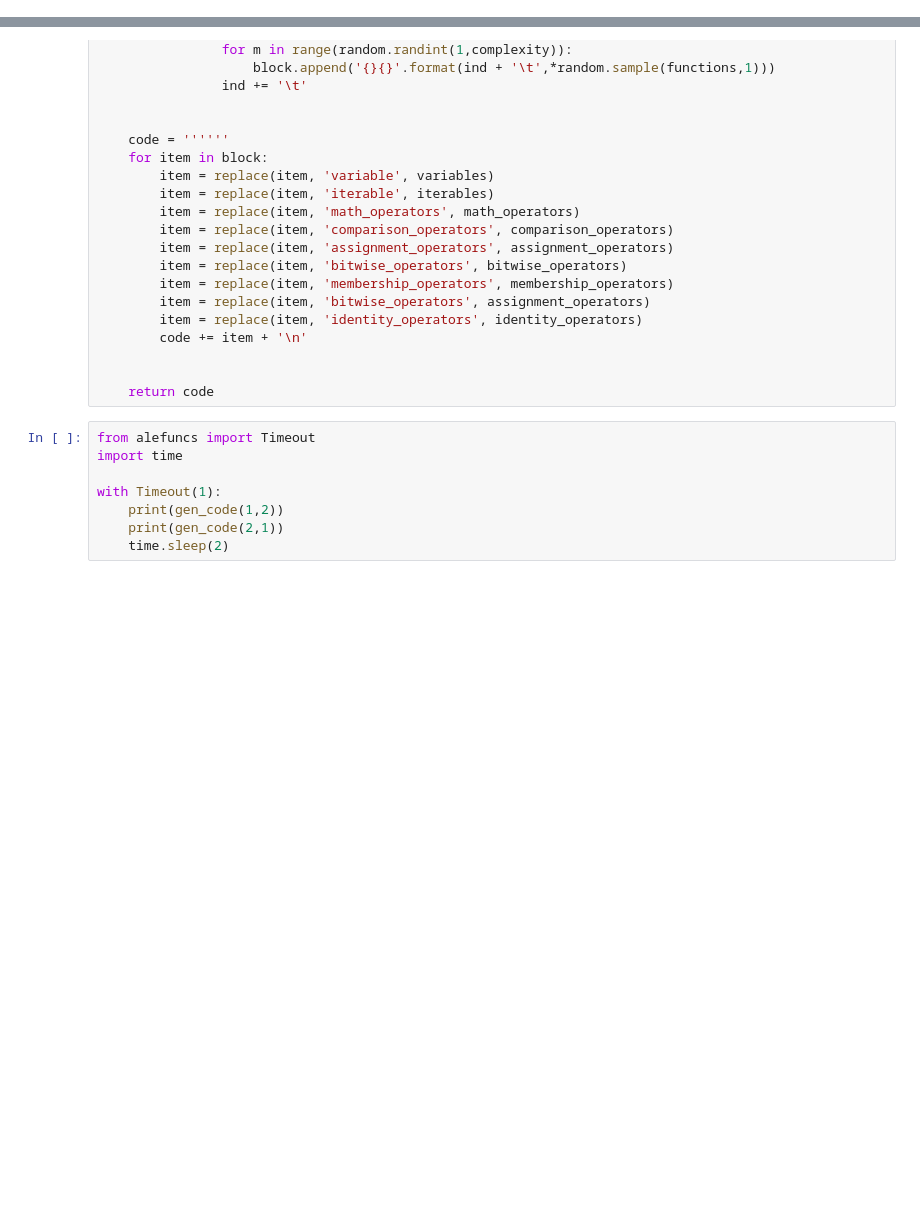
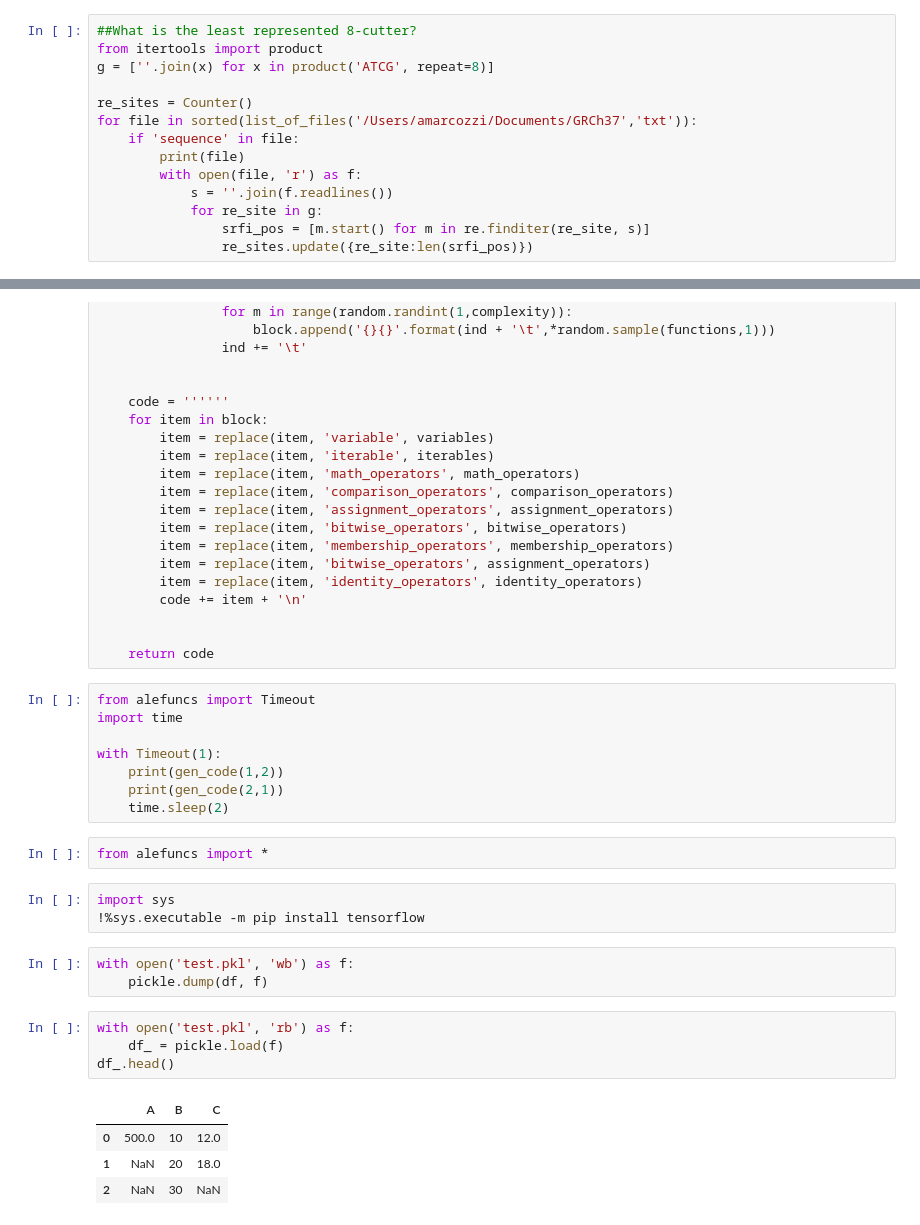
Before and after one commit to 25shmeckles/alefuncs, a Jupyter notebook: sketchbook.ipynb, the cells around one changed output, grey strips where cells are left out. Saved outputs shown, nothing was run; the diff lists cells and outputs as text; blank space fills up the shorter version.

```diff
--- a/sketchbook.ipynb
+++ b/sketchbook.ipynb
@@ -8,0 +90,14 @@ print(d)
+# %%
+##What is the least represented 8-cutter?
+from itertools import product
+g = [''.join(x) for x in product('ATCG', repeat=8)]
+
+re_sites = Counter()
+for file in sorted(list_of_files('/Users/amarcozzi/Documents/GRCh37','txt')):
+    if 'sequence' in file:
+        print(file)
+        with open(file, 'r') as f:
+            s = ''.join(f.readlines())
+            for re_site in g:
+                srfi_pos = [m.start() for m in re.finditer(re_site, s)]
+                re_sites.update({re_site:len(srfi_pos)})
@@ -223,3 +328,20 @@ with Timeout(1):
     print(gen_code(1,2))
     print(gen_code(2,1))
     time.sleep(2)
+# %%
+from alefuncs import *
+# %%
+import sys
+!%sys.executable -m pip install tensorflow
+# %%
+with open('test.pkl', 'wb') as f:
+    pickle.dump(df, f)
+# %%
+with open('test.pkl', 'rb') as f:
+    df_ = pickle.load(f)
+df_.head()
+# %% [output]
+|  | A | B | C |
+| 0 | 500.0 | 10 | 12.0 |
+| 1 | NaN | 20 | 18.0 |
+| 2 | NaN | 30 | NaN |
```
Also changed, not shown: parts of 13 cells of this notebook, 1 other file.
